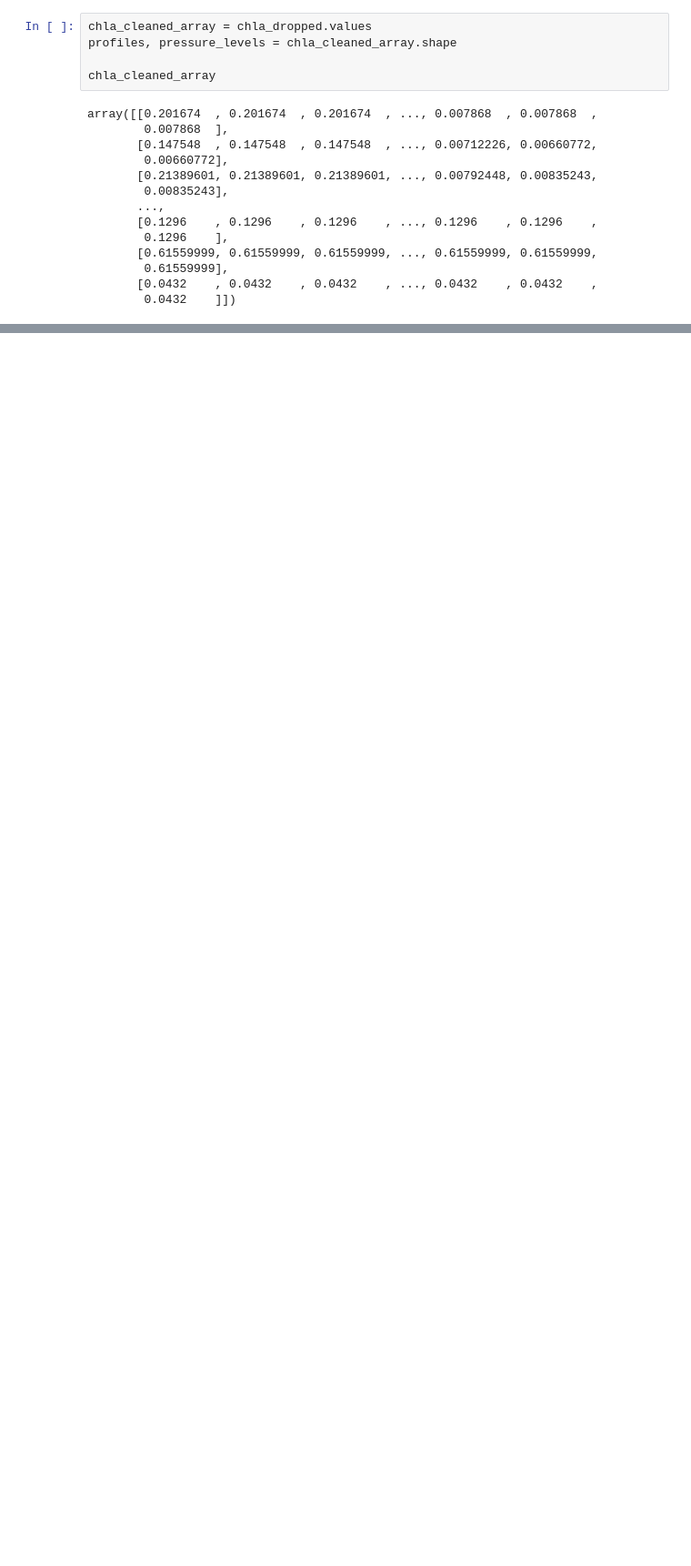
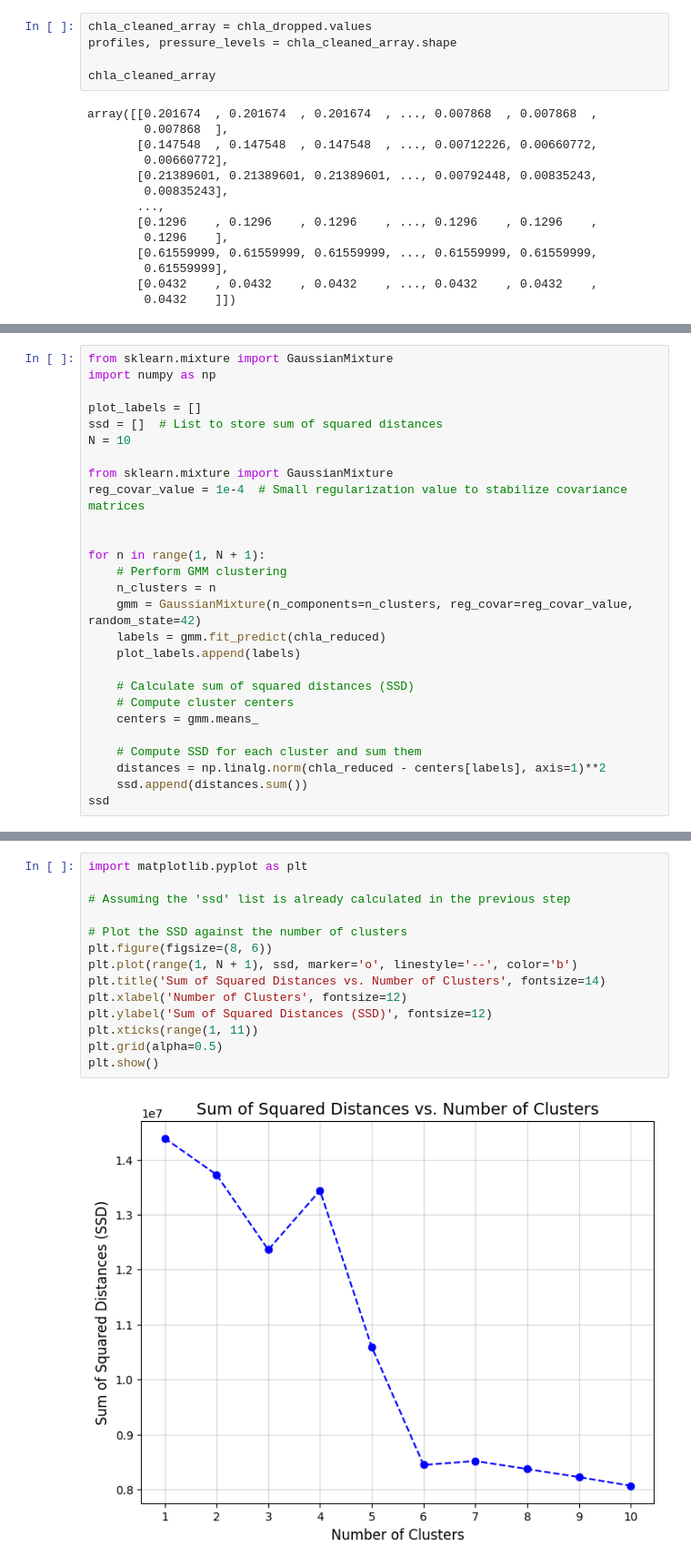
Before and after one commit to soupologist/southern-ocean-fronts, a Jupyter notebook: gmm.ipynb, the cells around one changed output, grey strips where cells are left out. Shown at 91% size. Cells and saved outputs as stored; diff of their text form; blank space fills up the shorter version.

```diff
--- a/gmm.ipynb
+++ b/gmm.ipynb
@@ -447,0 +423,27 @@ array([768.44927979, 768.44927979, 768.44927979, 768.44927979,
+# %%
+from sklearn.mixture import GaussianMixture
+import numpy as np
+
+plot_labels = []
+ssd = []  # List to store sum of squared distances
+N = 10
+
+from sklearn.mixture import GaussianMixture
+reg_covar_value = 1e-4  # Small regularization value to stabilize covariance matrices
+
+
+for n in range(1, N + 1):
+    # Perform GMM clustering
+    n_clusters = n
+    gmm = GaussianMixture(n_components=n_clusters, reg_covar=reg_covar_value, random_state=42)
+    labels = gmm.fit_predict(chla_reduced)
+    plot_labels.append(labels)
+
+    # Calculate sum of squared distances (SSD)
+    # Compute cluster centers
+    centers = gmm.means_
+
+    # Compute SSD for each cluster and sum them
+    distances = np.linalg.norm(chla_reduced - centers[labels], axis=1)**2
+    ssd.append(distances.sum())
+ssd
@@ -447,0 +513,16 @@ array([768.44927979, 768.44927979, 768.44927979, 768.44927979,
+# %%
+import matplotlib.pyplot as plt
+
+# Assuming the 'ssd' list is already calculated in the previous step
+
+# Plot the SSD against the number of clusters
+plt.figure(figsize=(8, 6))
+plt.plot(range(1, N + 1), ssd, marker='o', linestyle='--', color='b')
+plt.title('Sum of Squared Distances vs. Number of Clusters', fontsize=14)
+plt.xlabel('Number of Clusters', fontsize=12)
+plt.ylabel('Sum of Squared Distances (SSD)', fontsize=12)
+plt.xticks(range(1, 11))
+plt.grid(alpha=0.5)
+plt.show()
+# %% [output]
+[figure, added]
```
Also changed, not shown: parts of 17 cells of this notebook.
